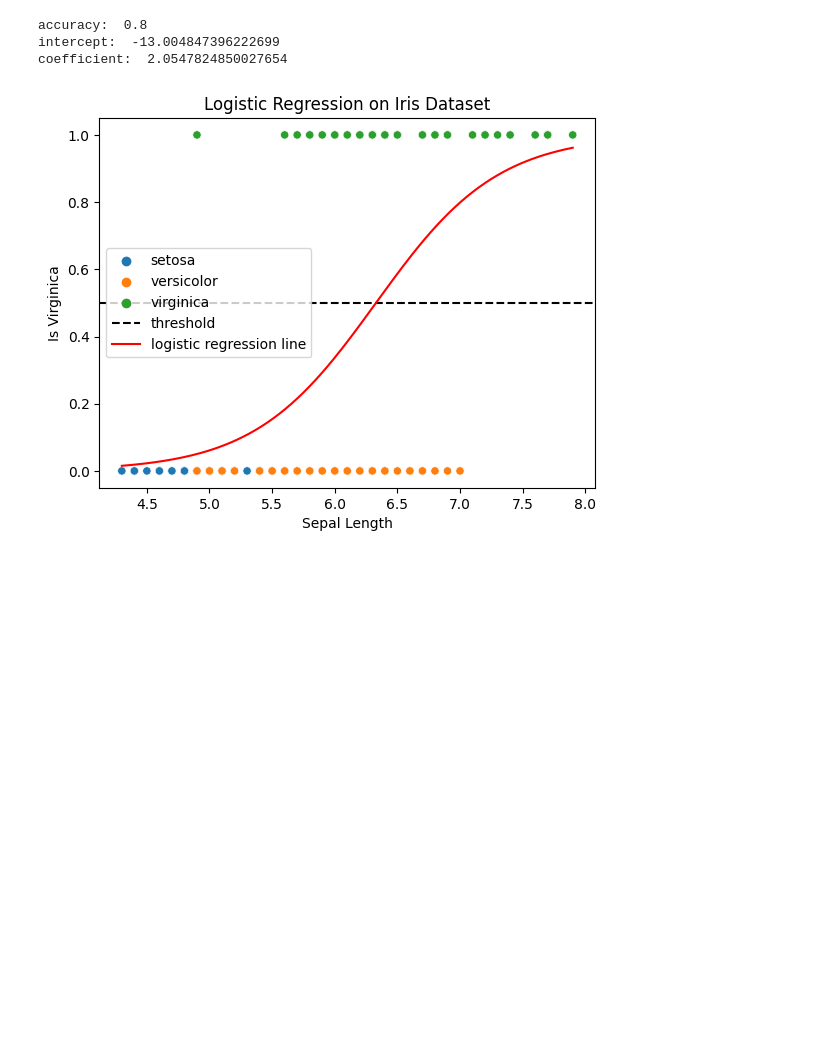
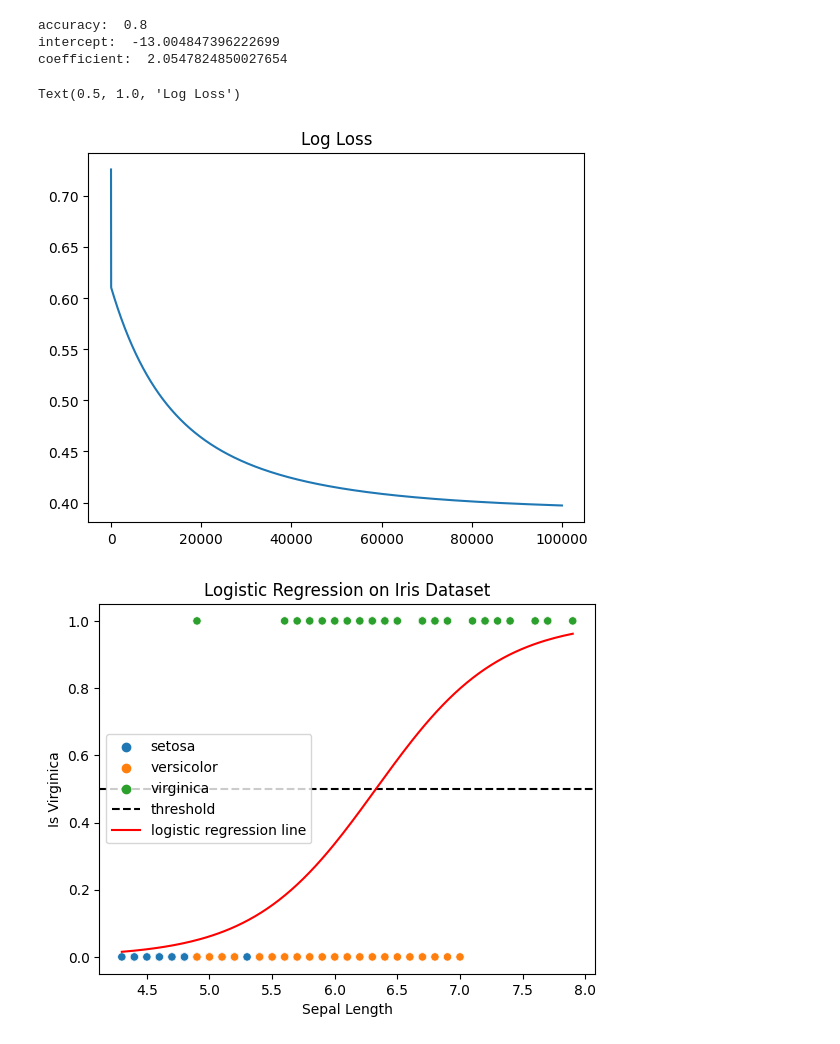
Before and after one commit to bsraya/machine-learning-algorithms, a Jupyter notebook: logistic-regression.ipynb, the cells around one changed output. Saved outputs shown, nothing was run; the diff lists cells and outputs as text; code cells hidden in the pictures; blank space fills up the shorter version.

```diff
--- a/logistic-regression.ipynb
+++ b/logistic-regression.ipynb
@@ -40,12 +40,7 @@ def accuracy(y_pred, y):
     return np.sum(y_pred == y) / len(y)
 
 def sigmoid(x):
-    if x >= 0:
-        z = np.exp(-x)
-        return 1 / (1 + z)
-    else:
-        z = np.exp(x)
-        return z / (1 + z)
+    return 1 / (1 + np.exp(-x))
 
 def linear_function(intercept, coefficient, x):
     return intercept + coefficient * x
@@ -53,10 +48,14 @@ def linear_function(intercept, coefficient, x):
 def threshold(x):
     return np.where(x > 0.5, 1, 0)
 
+def log_loss(y, y_pred):
+    return -np.mean(y * np.log(y_pred) + (1 - y) * np.log(1 - y_pred))
+
 def gradient_descent(x, y, epochs, alpha = 0.01):
     intercept, coefficient = -1.2, 0.28
+    log_loss_values = np.zeros(epochs)
 
-    for _ in range(epochs):
+    for i in range(epochs):
         y_pred = np.array(
             [
                 sigmoid(
@@ -64,12 +63,13 @@ def gradient_descent(x, y, epochs, alpha = 0.01):
                 ) for i in x
             ]
         )
+        log_loss_values[i] = log_loss(y, y_pred)
         intercept = intercept - alpha * np.sum(y_pred - y) / len(y)
         coefficient = coefficient - alpha * np.sum((y_pred - y) * x) / len(y)
 
-    return intercept, coefficient
+    return intercept, coefficient, log_loss_values
 # %%
-intercept, coefficient = gradient_descent(sepal_length, is_virginica, 100000)
+intercept, coefficient, log_loss_values = gradient_descent(sepal_length, is_virginica, 100000)
 predicted_value = np.array([sigmoid(linear_function(intercept, coefficient, i)) for i in sepal_length])
 corrected_prediction = threshold(predicted_value)
 
@@ -80,6 +80,13 @@ print('coefficient: ', coefficient)
 accuracy:  0.8
 intercept:  -13.004847396222699
 coefficient:  2.0547824850027654
+# %%
+# plot log loss
+plt.plot(log_loss_values)
+plt.title('Log Loss')
+# %% [output]
+Text(0.5, 1.0, 'Log Loss')
+[figure, added]
 # %%
 x_values = np.linspace(sepal_length.min(), sepal_length.max(), len(sepal_length))
 y_values = sigmoid(linear_function(intercept, coefficient, x_values))
```
Also changed, not shown: 7 other files.
